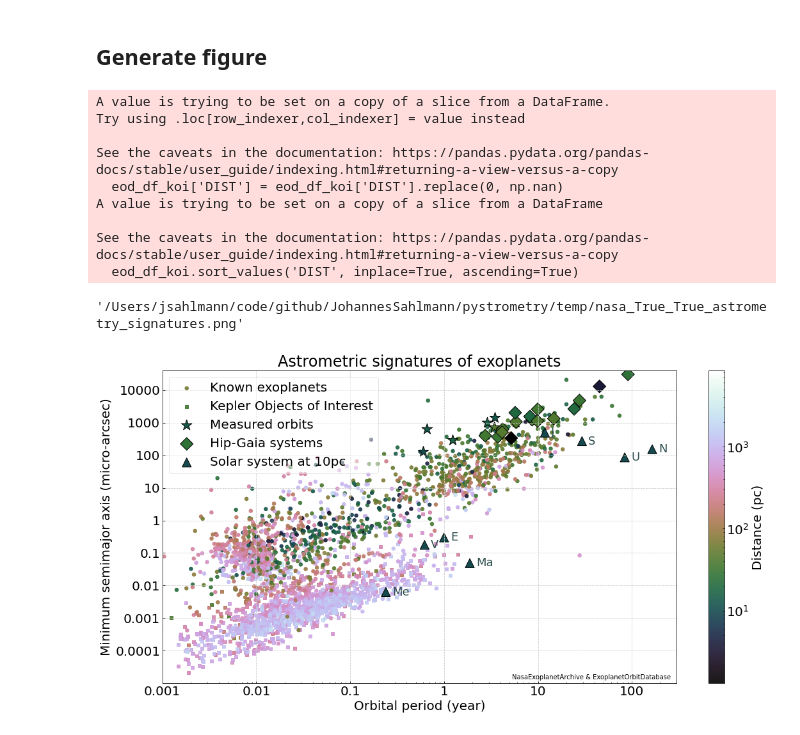
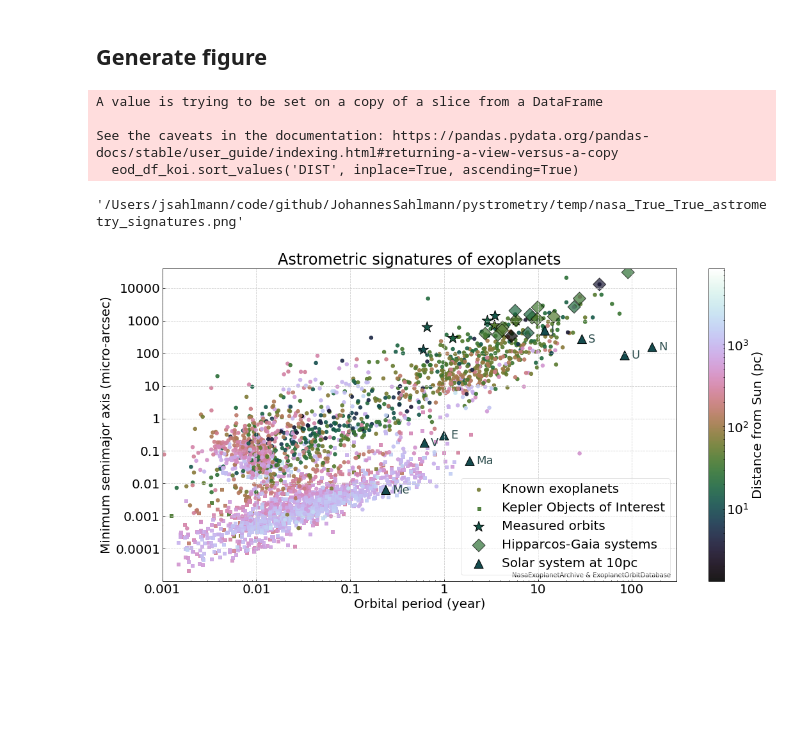
Before and after one commit to Johannes-Sahlmann/pystrometry, a Jupyter notebook: notebooks/1_exoplanet_signatures.ipynb, the cells around one changed output. Cells and saved outputs as stored; diff of their text form; code cells hidden in the pictures; blank space fills up the shorter version.

```diff
--- a/notebooks/1_exoplanet_signatures.ipynb
+++ b/notebooks/1_exoplanet_signatures.ipynb
@@ -284,0 +266,9 @@ individuals = pd.concat((individuals, li21))
+# %%
+feng21 = pd.DataFrame({'planet_name': 'HD 190360 b', 'ref': 'Feng+21', 'period_year': 7.815, 'planet_mass_mj': 1.8, 'parallax_mas': 62.49, 'star_mass_msun': 1.0}, index=[0])
+feng21['period_day'] = feng21['period_year']*u.year.to(u.day)
+
+feng21['a_phot_mas'] = semimajor_axis_barycentre_angular(feng21['star_mass_msun'], feng21['planet_mass_mj'], feng21['period_day'], feng21['parallax_mas'])
+feng21['a_phot_muas'] = feng21['a_phot_mas']*1e3
+feng21['distance_pc'] = 1000./feng21['parallax_mas']
+individuals = pd.concat((individuals, feng21))
+individuals.reset_index(inplace=True)
@@ -313,31 +337,26 @@ selected_systems['pl_bmassj'] = [13.98, 10.25]
 selected_systems['ref'] = 'McArthur+10'
 
 #  HD 38529 c
-individual_system = df[df['pl_name'].str.contains('HD 38529 c').fillna(False)]
-individual_system['pl_bmassj'] = [17.6]
+individual_system = df[df['pl_name'].str.contains('HD 38529 c').fillna(False)].copy().reset_index()
+individual_system.loc[0, 'pl_bmassj'] = [17.6]
 individual_system['ref'] = 'Benedict+10'
 selected_systems = pd.concat([selected_systems, individual_system])
 
 #  HD 128311 b
-individual_system = df[df['pl_name'].str.contains('HD 128311 b').fillna(False)]
-individual_system['pl_bmassj'] = [3.789]
+individual_system = df[df['pl_name'].str.contains('HD 128311 b').fillna(False)].copy().reset_index()
+individual_system.loc[0, 'pl_bmassj'] = [3.789]
 individual_system['ref'] = 'McArthur+14'
 selected_systems = pd.concat([selected_systems, individual_system])
 
 #  HD 202206 c
-individual_system = df[df['pl_name'].str.contains('HD 202206 c').fillna(False)]
-individual_system['ref'] = 'Benedict+17'
+individual_system = df[df['pl_name'].str.contains('HD 202206 c').fillna(False)].copy().reset_index()
+individual_system.loc[0, 'ref'] = 'Benedict+17'
 selected_systems = pd.concat([selected_systems, individual_system])
 
-#  eps Eri b (Mawet+17 ignores the HST astrometry)
-# individual_system = df[df['pl_name'].str.contains('eps Eri b').fillna(False)]
-# individual_system['pl_bmassj'] = [1.55]
-# individual_system['ref'] = 'Benedict+06'
-# selected_systems = pd.concat([selected_systems, individual_system])
 
 #  GJ 676A b
-individual_system = df[df['pl_name'].str.contains('GJ 676 A b').fillna(False)]
-individual_system['pl_bmassj'] = [6.7]
+individual_system = df[df['pl_name'].str.contains('GJ 676 A b').fillna(False)].copy().reset_index()
+individual_system.loc[0, 'pl_bmassj'] = [6.7]
 individual_system['ref'] = 'Sahlmann+16'
 selected_systems = pd.concat([selected_systems, individual_system])
 
@@ -355,5 +374,6 @@ individual_system['a_phot_muas'] = individual_system['a_phot_mas']*1000
 individual_system['st_dist'] = individual_system['distance_pc']
 
 selected_systems = pd.concat([selected_systems, individual_system])
+selected_systems.reset_index(inplace=True)
 display(selected_systems[['pl_name', 'period_year', 'pl_bmassj', 'a_phot_muas', 'ref', 'pl_def_refname']])
 # %% [output]
@@ -404,14 +401,12 @@ TVLM 513–46546 b,Curiel+20
 # %%
-eod_df_koi['DIST'] = eod_df_koi['DIST'].replace(0, np.nan)
-eod_df_koi.sort_values('DIST', inplace=True, ascending=True)
-
-
-
 include_koi = True
 include_individuals = True
 include_orbits = True
 include_solar_system = True
 
+# make the KOI symbol visible in the legend
+eod_df_koi['DIST'].replace(0, np.nan, inplace=True)
+eod_df_koi.sort_values('DIST', inplace=True, ascending=True)
 
 def annotate_df(row):
     #     https://stackoverflow.com/questions/15910019/annotate-data-points-while-plotting-from-pandas-dataframe
@@ -442,45 +437,40 @@ pl.xlim((1e-3, 300))
 if include_orbits:
     selected_systems.plot(x, y, kind='scatter', logx=True, logy=True, s=300, c=parameter_mapping_all['nasa'][colour_by], ax=ax, norm=norm, colormap=colormap, colorbar=False, label='Measured orbits',  marker='*', edgecolor='k') #,
 if include_individuals:
-    individuals.plot(x, y, kind='scatter', logx=True, logy=True, s=200, c=colour_by, ax=ax, norm=norm, colormap=colormap, colorbar=False, label='Hip-Gaia systems',  marker='D', edgecolor='k') #,
+    individuals.plot(x, y, kind='scatter', logx=True, logy=True, s=200, c=colour_by, ax=ax, norm=norm, colormap=colormap, colorbar=False, label='Hipparcos-Gaia systems',  marker='D', edgecolor='k', alpha=0.7) #,
 if include_solar_system:
     solar_system.plot(x, y, kind='scatter', logx=True, logy=True, s=200, c=colour_by, ax=ax, norm=norm, colormap=colormap, colorbar=False, marker='^', label='Solar system at 10pc', edgecolor='k')
     _ = solar_system.apply(annotate_df, axis=1)
 pl.xlabel('Orbital period (year)')
 pl.ylabel('Minimum semimajor axis (micro-arcsec)')
 ax.grid(ls='--', color='0.8')
 ax.set_zorder(-52)
 
 xticks = [0.001, 0.01, 0.1, 1, 10, 100]
 xtick_labels = np.array(['0.001', '0.01', '0.1', '1', '10', '100'])
 pl.xticks(xticks, xtick_labels)
 
 yticks = [1e-4, 1e-3, 1e-2, 1e-1, 1, 10, 100, 1000, 1e4]
 ytick_labels = np.array(yticks).astype(str)
 ytick_labels = np.array(['0.0001', '0.001', '0.01', '0.1', '1', '10', '100', '1000', '10000'])
 pl.yticks(yticks, ytick_labels)
 
 cax = fig.get_axes()[1]
-cax.set_ylabel('Distance (pc)')
-pl.legend(loc=2, framealpha=0.5)
+cax.set_ylabel('Distance from Sun (pc)')
+pl.legend(loc=4, framealpha=0.5)
 
 pl.text(0.68, 0.03, 'NasaExoplanetArchive & ExoplanetOrbitDatabase', horizontalalignment='left', verticalalignment='top',
         transform=pl.gca().transAxes, fontsize=10)
 
 pl.title('Astrometric signatures of exoplanets')
 if save_plot:
     figure_file_name = os.path.join(TEMPORARY_DIR, '{}_{}_{}_astrometry_signatures.png'.format(selected_table_name, include_individuals, include_orbits))
     pl.savefig(figure_file_name, transparent=False, bbox_inches='tight', pad_inches=0.05)
 display(figure_file_name)
 # %% [output]
-A value is trying to be set on a copy of a slice from a DataFrame.
-Try using .loc[row_indexer,col_indexer] = value instead
-
-See the caveats in the documentation: https://pandas.pydata.org/pandas-docs/stable/user_guide/indexing.html#returning-a-view-versus-a-copy
-  eod_df_koi['DIST'] = eod_df_koi['DIST'].replace(0, np.nan)
 A value is trying to be set on a copy of a slice from a DataFrame
 
 See the caveats in the documentation: https://pandas.pydata.org/pandas-docs/stable/user_guide/indexing.html#returning-a-view-versus-a-copy
   eod_df_koi.sort_values('DIST', inplace=True, ascending=True)
 '/Users/jsahlmann/code/github/JohannesSahlmann/pystrometry/temp/nasa_True_True_astrometry_signatures.png'
-[figure, old version]
+[figure, new version]
```
Also changed, not shown: parts of 12 cells of this notebook.
